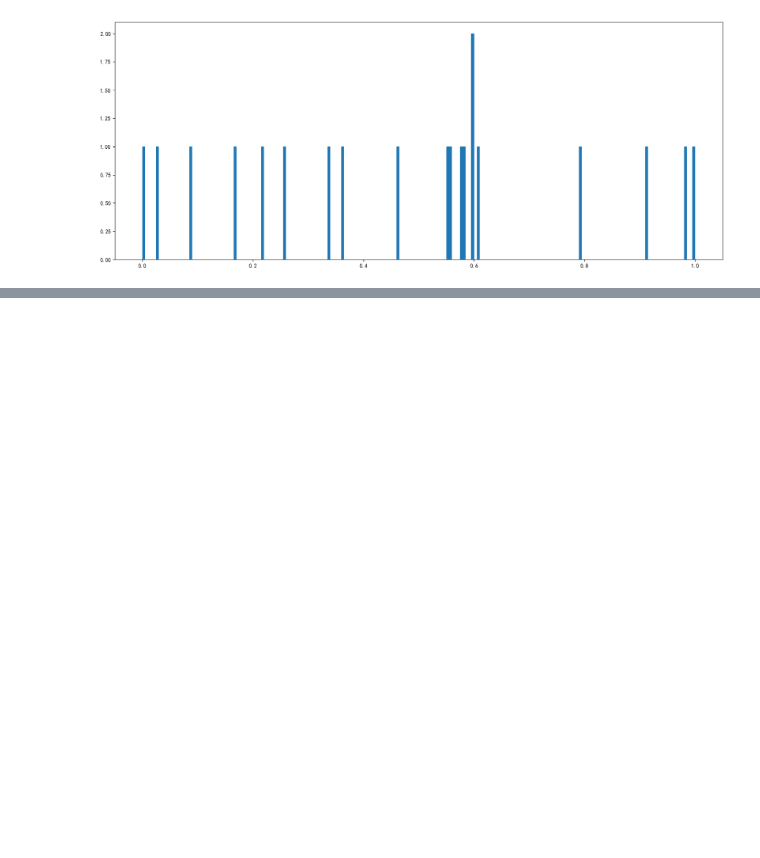
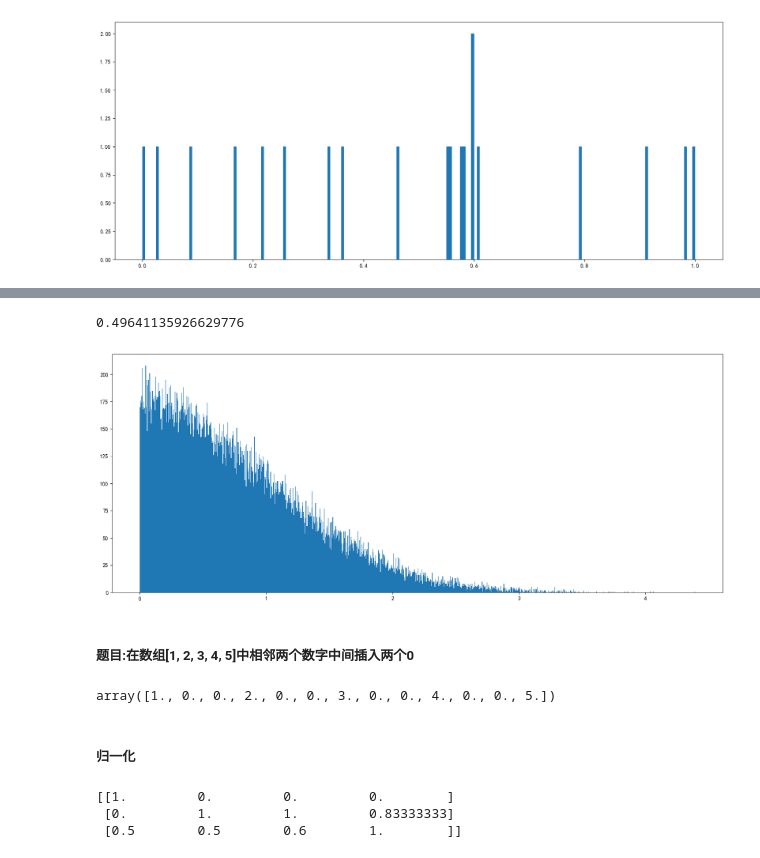
Before and after one commit to create6/Titanic_data, a Jupyter notebook: demo_day2.ipynb, the cells around one changed output, grey strips where cells are left out. Saved outputs shown, nothing was run; the diff lists cells and outputs as text; code cells hidden in the pictures; blank space fills up the shorter version.

```diff
--- a/demo_day2.ipynb
+++ b/demo_day2.ipynb
@@ -400,0 +433,59 @@ plt.show()
+# %%
+# 从随机一组数组中找出距离给定数值(0.5)最近的数
+# x = np.random.uniform(0,1, 20)
+# num = 0.5
+x =np.random.uniform(0,1,20)
+n = x[np.abs(x-0.5).argmin()]
+n
+# %% [output]
+0.49641135926629776
+# %%
+# 自己生成数据，绘制出正态分布对称轴左半部分数据的直方图
+x =np.random.normal(0,1,100000)
+x=x[x>0]
+plt.figure(figsize=(20,8),dpi=100)
+plt.hist(x,bins=1000)
+plt.show()
+# %% [output]
+[figure, added]
+# %% [markdown]
+##### 题目:在数组[1, 2, 3, 4, 5]中相邻两个数字中间插入两个0
+# %%
+import numpy as np
+#准备数据
+arr = np.array([1,2,3,4,5])
+#获取数组长度
+len = arr.shape[0]
+#生成新数组
+new_arr =np.zeros(len +(len-1)*2)
+# new_arr
+#把原数组以步长为3,放入至新数组中
+new_arr[::3] =arr
+#新数组
+new_arr
+# %% [output]
+array([1., 0., 0., 2., 0., 0., 3., 0., 0., 4., 0., 0., 5.])
+# %% [markdown]
+##### 归一化
+# %%
+# 请将以下数据归一化到0~1之间   说明: 归一化公式为: (x-min)/(max-min) ,
+# 其中min该特征的最小值, max为该特征的最大值, x为具体的特征值
+import numpy as np
+#准备数据
+data = np.array([
+    [90,2,10,40],
+    [60,4,15,45],
+    [75,3,13,46]
+])
+#计算每一列的最大值
+max_value=np.max(data,axis=0)
+#计算每一列的最小值
+min_value = np.min(data,axis=0)
+#4,根据公式计算,进行归一化处理
+new_data = (data -min_value)/(max_value-min_value)
+#打印归一化后的数据
+print(new_data)
+# %% [output]
+[[1.         0.         0.         0.        ]
+ [0.         1.         1.         0.83333333]
+ [0.5        0.5        0.6        1.        ]]
```
Also changed, not shown: parts of 1 cell of this notebook, 9 other files.
